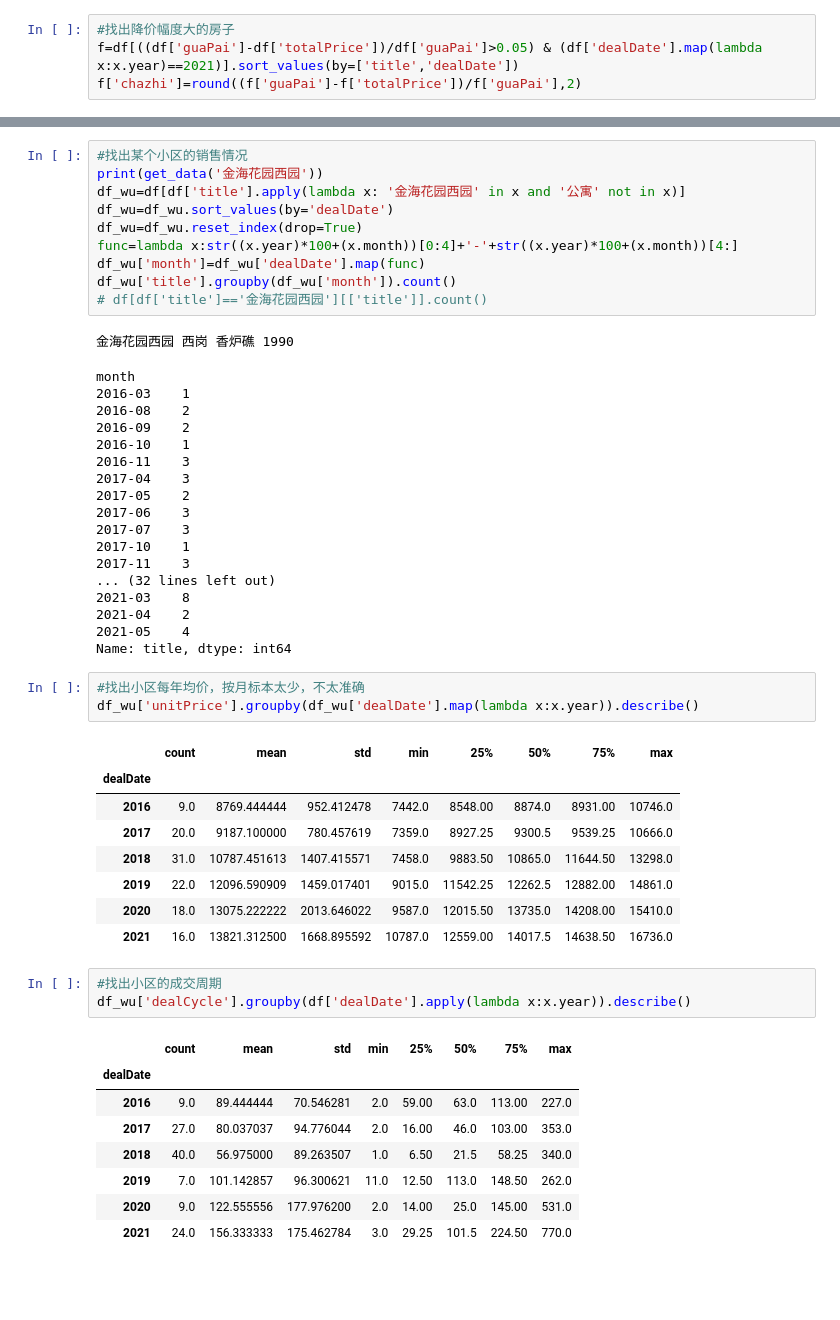
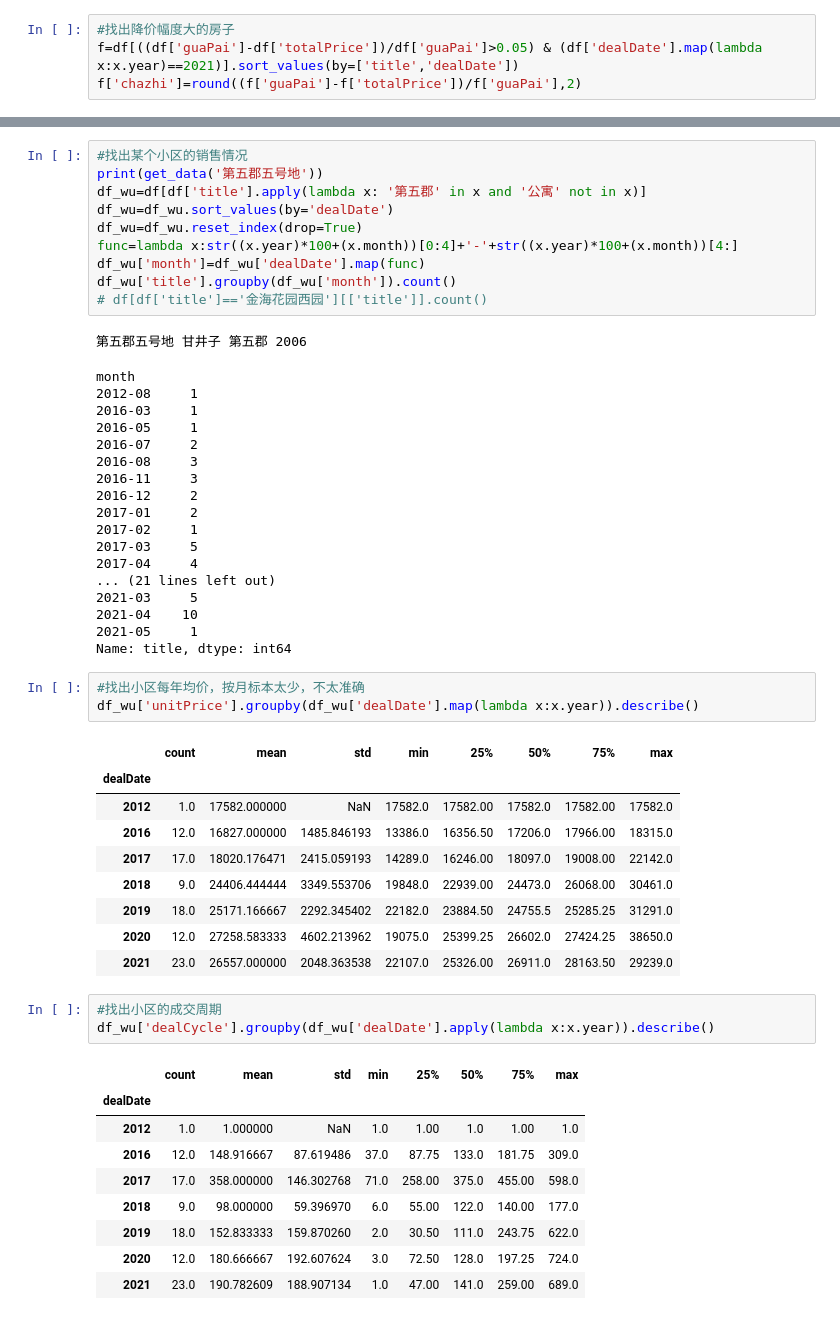
Before and after one commit to hc198974/spider_lianjia, a Jupyter notebook: deal_data.ipynb, the cells around one changed output, grey strips where cells are left out. Saved outputs shown, nothing was run; the diff lists cells and outputs as text; blank space fills up the shorter version.

```diff
--- a/deal_data.ipynb
+++ b/deal_data.ipynb
@@ -70,8 +79,8 @@ dealDate
 Name: title, dtype: int64
 # %%
 #找出某个小区的销售情况
-print(get_data('金海花园西园'))
-df_wu=df[df['title'].apply(lambda x: '金海花园西园' in x and '公寓' not in x)]
+print(get_data('第五郡五号地'))
+df_wu=df[df['title'].apply(lambda x: '第五郡' in x and '公寓' not in x)]
 df_wu=df_wu.sort_values(by='dealDate')
 df_wu=df_wu.reset_index(drop=True)
 func=lambda x:str((x.year)*100+(x.month))[0:4]+'-'+str((x.year)*100+(x.month))[4:]
@@ -79,23 +88,23 @@ df_wu['month']=df_wu['dealDate'].map(func)
 df_wu['title'].groupby(df_wu['month']).count()
 # df[df['title']=='金海花园西园'][['title']].count()
 # %% [output]
-金海花园西园 西岗 香炉礁 1990
+第五郡五号地 甘井子 第五郡 2006
 month
-2016-03    1
-2016-08    2
-2016-09    2
-2016-10    1
-2016-11    3
-2017-04    3
-2017-05    2
-2017-06    3
-2017-07    3
-2017-10    1
-2017-11    3
-... (32 lines left out)
-2021-03    8
-2021-04    2
-2021-05    4
+2012-08     1
+2016-03     1
+2016-05     1
+2016-07     2
+2016-08     3
+2016-11     3
+2016-12     2
+2017-01     2
+2017-02     1
+2017-03     5
+2017-04     4
+... (21 lines left out)
+2021-03     5
+2021-04    10
+2021-05     1
 Name: title, dtype: int64
 # %%
 #找出小区每年均价，按月标本太少，不太准确
@@ -103,21 +112,23 @@ df_wu['unitPrice'].groupby(df_wu['dealDate'].map(lambda x:x.year)).describe()
 # %% [output]
 |  | count | mean | std | min | 25% | 50% | 75% | max |
 | dealDate |  |  |  |  |  |  |  |  |
-| 2016 | 9.0 | 8769.444444 | 952.412478 | 7442.0 | 8548.00 | 8874.0 | 8931.00 | 10746.0 |
-| 2017 | 20.0 | 9187.100000 | 780.457619 | 7359.0 | 8927.25 | 9300.5 | 9539.25 | 10666.0 |
-| 2018 | 31.0 | 10787.451613 | 1407.415571 | 7458.0 | 9883.50 | 10865.0 | 11644.50 | 13298.0 |
-| 2019 | 22.0 | 12096.590909 | 1459.017401 | 9015.0 | 11542.25 | 12262.5 | 12882.00 | 14861.0 |
-| 2020 | 18.0 | 13075.222222 | 2013.646022 | 9587.0 | 12015.50 | 13735.0 | 14208.00 | 15410.0 |
-| 2021 | 16.0 | 13821.312500 | 1668.895592 | 10787.0 | 12559.00 | 14017.5 | 14638.50 | 16736.0 |
+| 2012 | 1.0 | 17582.000000 | NaN | 17582.0 | 17582.00 | 17582.0 | 17582.00 | 17582.0 |
+| 2016 | 12.0 | 16827.000000 | 1485.846193 | 13386.0 | 16356.50 | 17206.0 | 17966.00 | 18315.0 |
+| 2017 | 17.0 | 18020.176471 | 2415.059193 | 14289.0 | 16246.00 | 18097.0 | 19008.00 | 22142.0 |
+| 2018 | 9.0 | 24406.444444 | 3349.553706 | 19848.0 | 22939.00 | 24473.0 | 26068.00 | 30461.0 |
+| 2019 | 18.0 | 25171.166667 | 2292.345402 | 22182.0 | 23884.50 | 24755.5 | 25285.25 | 31291.0 |
+| 2020 | 12.0 | 27258.583333 | 4602.213962 | 19075.0 | 25399.25 | 26602.0 | 27424.25 | 38650.0 |
+| 2021 | 23.0 | 26557.000000 | 2048.363538 | 22107.0 | 25326.00 | 26911.0 | 28163.50 | 29239.0 |
 # %%
 #找出小区的成交周期
-df_wu['dealCycle'].groupby(df['dealDate'].apply(lambda x:x.year)).describe()
+df_wu['dealCycle'].groupby(df_wu['dealDate'].apply(lambda x:x.year)).describe()
 # %% [output]
 |  | count | mean | std | min | 25% | 50% | 75% | max |
 | dealDate |  |  |  |  |  |  |  |  |
-| 2016 | 9.0 | 89.444444 | 70.546281 | 2.0 | 59.00 | 63.0 | 113.00 | 227.0 |
-| 2017 | 27.0 | 80.037037 | 94.776044 | 2.0 | 16.00 | 46.0 | 103.00 | 353.0 |
-| 2018 | 40.0 | 56.975000 | 89.263507 | 1.0 | 6.50 | 21.5 | 58.25 | 340.0 |
-| 2019 | 7.0 | 101.142857 | 96.300621 | 11.0 | 12.50 | 113.0 | 148.50 | 262.0 |
-| 2020 | 9.0 | 122.555556 | 177.976200 | 2.0 | 14.00 | 25.0 | 145.00 | 531.0 |
-| 2021 | 24.0 | 156.333333 | 175.462784 | 3.0 | 29.25 | 101.5 | 224.50 | 770.0 |
+| 2012 | 1.0 | 1.000000 | NaN | 1.0 | 1.00 | 1.0 | 1.00 | 1.0 |
+| 2016 | 12.0 | 148.916667 | 87.619486 | 37.0 | 87.75 | 133.0 | 181.75 | 309.0 |
+| 2017 | 17.0 | 358.000000 | 146.302768 | 71.0 | 258.00 | 375.0 | 455.00 | 598.0 |
+| 2018 | 9.0 | 98.000000 | 59.396970 | 6.0 | 55.00 | 122.0 | 140.00 | 177.0 |
+| 2019 | 18.0 | 152.833333 | 159.870260 | 2.0 | 30.50 | 111.0 | 243.75 | 622.0 |
+| 2020 | 12.0 | 180.666667 | 192.607624 | 3.0 | 72.50 | 128.0 | 197.25 | 724.0 |
+| 2021 | 23.0 | 190.782609 | 188.907134 | 1.0 | 47.00 | 141.0 | 259.00 | 689.0 |
```
Also changed, not shown: parts of 7 cells of this notebook, 3 other files.
